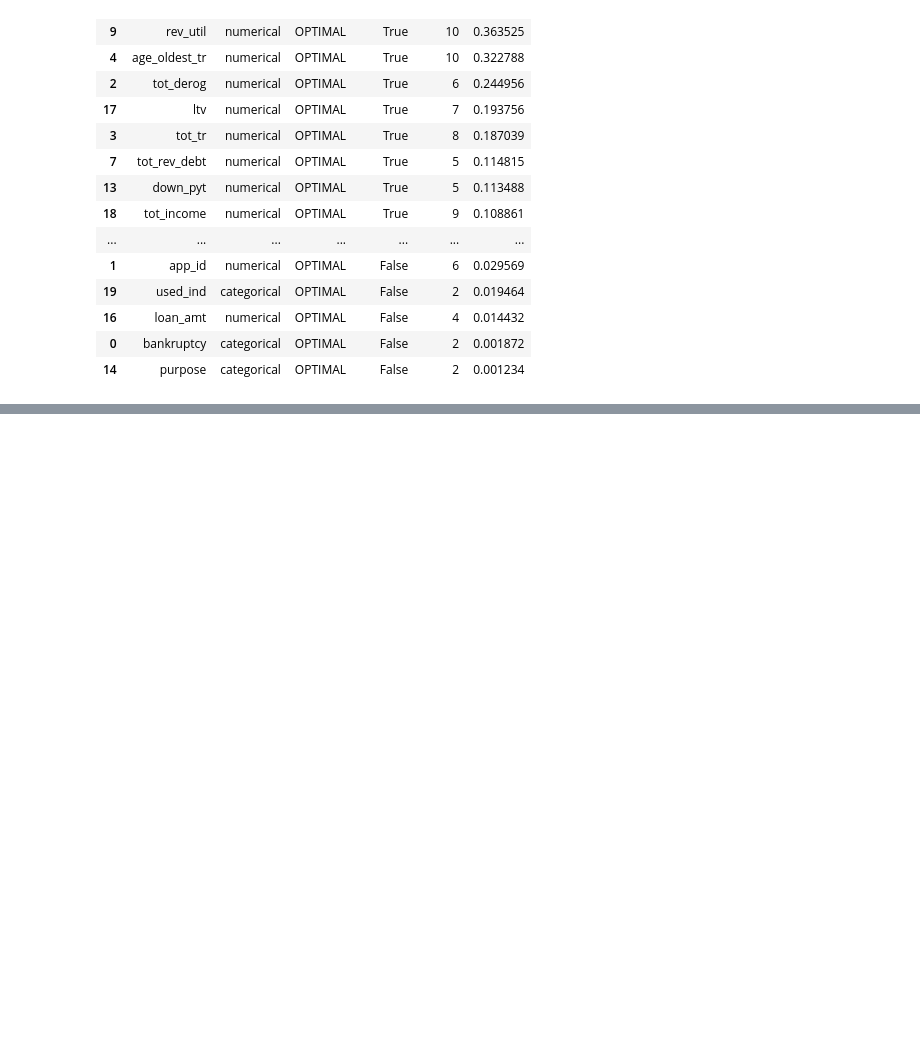
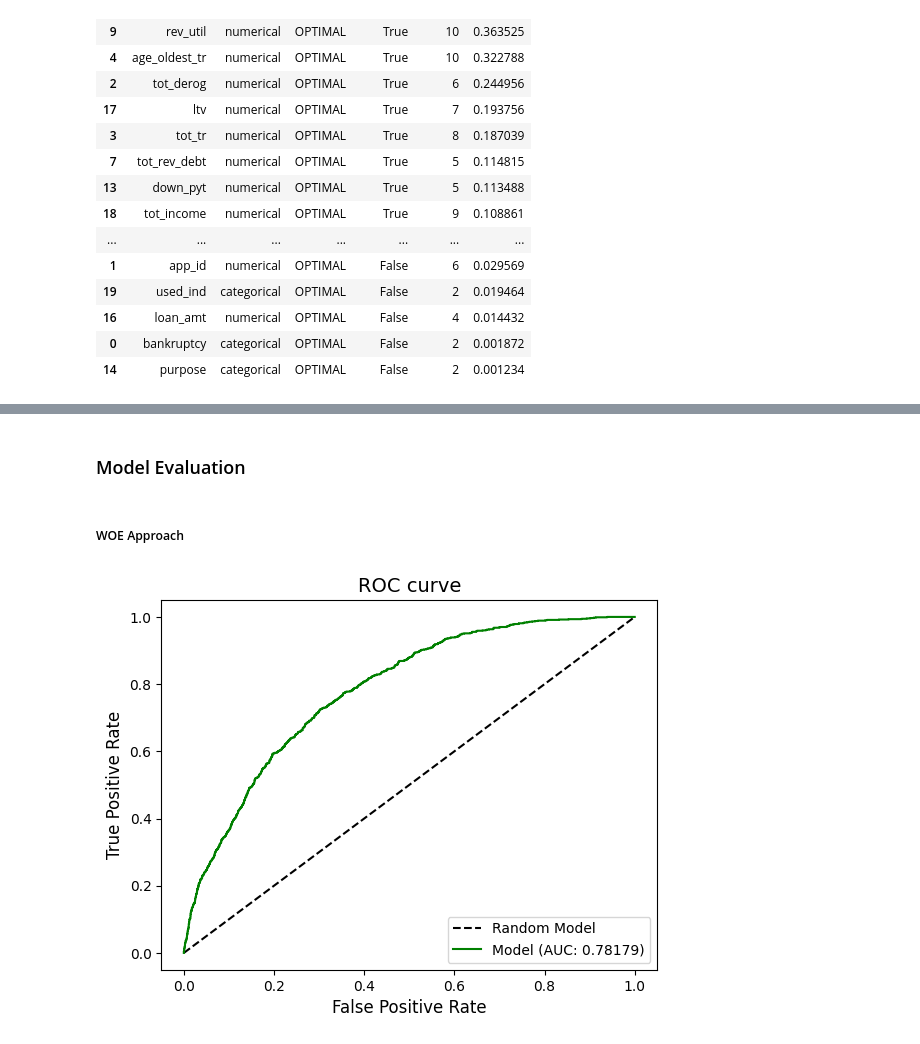
Before and after one commit to fred-lindsey/msa_ml_repo, a Jupyter notebook: fin_analytics.ipynb, the cells around one changed output, grey strips where cells are left out. Cells and saved outputs as stored; diff of their text form; code cells hidden in the pictures; blank space fills up the shorter version.

```diff
--- a/fin_analytics.ipynb
+++ b/fin_analytics.ipynb
@@ -197,0 +213,28 @@ iv_all[iv_all.columns[0:6]].sort_values(by = ["iv"], ascending = False)
+# %%
+from optbinning import Scorecard
+
+# first 21 columns
+colnames = list(train.columns[0:20])
+# predictors
+X = train[colnames]
+# response variable
+y = train["bad"]
+
+# information value is the selection criteria, cutoff is 0.1 IV
+selection_criteria = {"iv": {"min": 0.1, "max": 1}}
+
+# identify the categorical variables
+bin_proc = BinningProcess(colnames, selection_criteria = selection_criteria, categorical_variables = ["bankruptcy", "purpose", "used_ind"])
+
+# set the estimator as a logistic regression
+estimator = LogisticRegression(solver = "lbfgs")
+
+# four inputs to the function: binning process, the estimator (log regr,or lin regr), scaling method, scaling method params
+scorecard = Scorecard(binning_process = bin_proc,
+                                        estimator = estimator,
+                                        scaling_method = "pdo_odds",
+                                        scaling_method_params = {"pdo": 20,
+                                        "scorecard_points": 600, "odds": 50}
+                    )
+# this is where we can take care of requirements to over/undersample, and correct for it. This dataset has a weight variable.
+scorecard.fit(X, y, sample_weight = train["weight"])
@@ -197,0 +277,16 @@ iv_all[iv_all.columns[0:6]].sort_values(by = ["iv"], ascending = False)
+# %% [markdown]
+### Model Evaluation
+# %% [markdown]
+##### WOE Approach
+# %%
+# Same as Log Regr: ROC and AUC, KS Statistic
+from matplotlib import pyplot as plt
+from optbinning.scorecard import plot_auc_roc, plot_ks
+
+y_pred = scorecard.predict_proba(X)[:, 1]
+
+plot_auc_roc(y, y_pred)
+
+plt.show()
+# %% [output]
+[figure, added]
```
Also changed, not shown: parts of 17 cells of this notebook, 1 other file.
